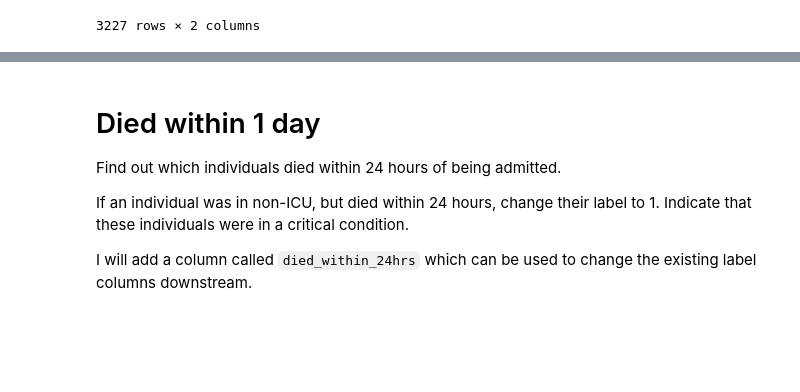
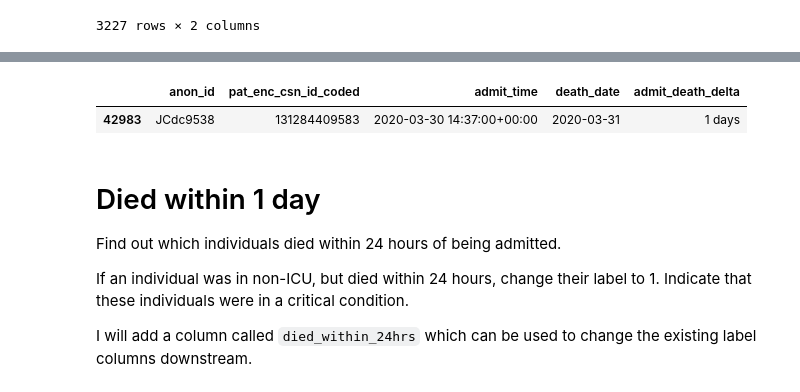
Before and after one commit to Minh084/TDA, a Jupyter notebook: 1_cohort/1.4_create_labels.ipynb, the cells around one changed output, grey strips where cells are left out. Drawn from its saved outputs; the diff is of its cells as text; code cells hidden in the pictures; blank space fills up the shorter version.

```diff
--- a/1_cohort/1.4_create_labels.ipynb
+++ b/1_cohort/1.4_create_labels.ipynb
@@ -1298,6 +1298,12 @@ labels_deaths.drop(hidecols, axis=1, errors='ignore').head()
 | 2 | JCe3e5f4 | 131072326078 | 14296997 | 2015-01-28 11:12:00+00:00 | 1 | 90 | 50 | ... |
 | 3 | JCdcfce9 | 131178712824 | 18633398 | 2016-03-04 17:01:00+00:00 | 1 | 83 | 71 | ... |
 | 4 | JCdaaaa6 | 131211945620 | 22773101 | 2016-12-07 22:17:00+00:00 | 0 | 60 | 51 | ... |
+# %%
+labels_deaths[labels_deaths.pat_enc_csn_id_coded == 131284409583][['anon_id', 'pat_enc_csn_id_coded', 'admit_time',
+                                                                  'death_date', 'admit_death_delta']]
+# %% [output]
+|  | anon_id | pat_enc_csn_id_coded | admit_time | death_date | admit_death_delta |
+| 42983 | JCdc9538 | 131284409583 | 2020-03-30 14:37:00+00:00 | 2020-03-31 | 1 days |
 # %% [markdown]
 # Died within 1 day
 
```
Also changed, not shown: parts of 7 cells of this notebook.
